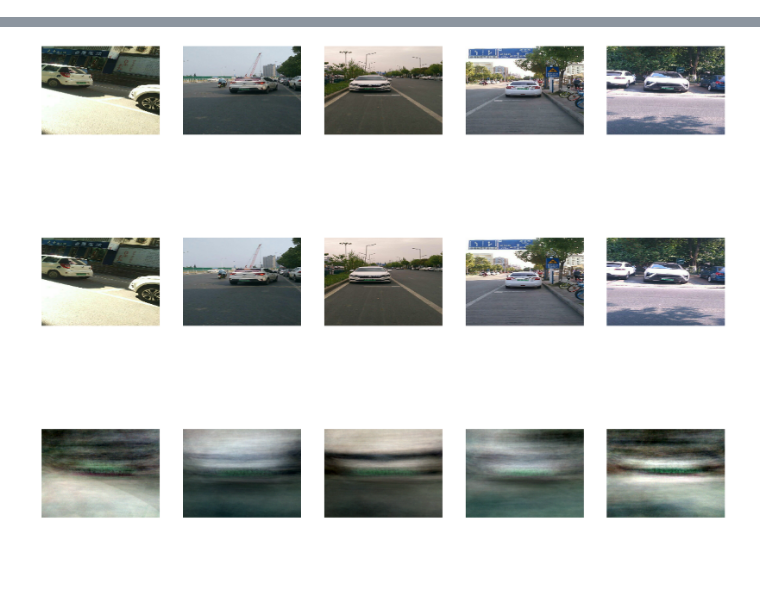
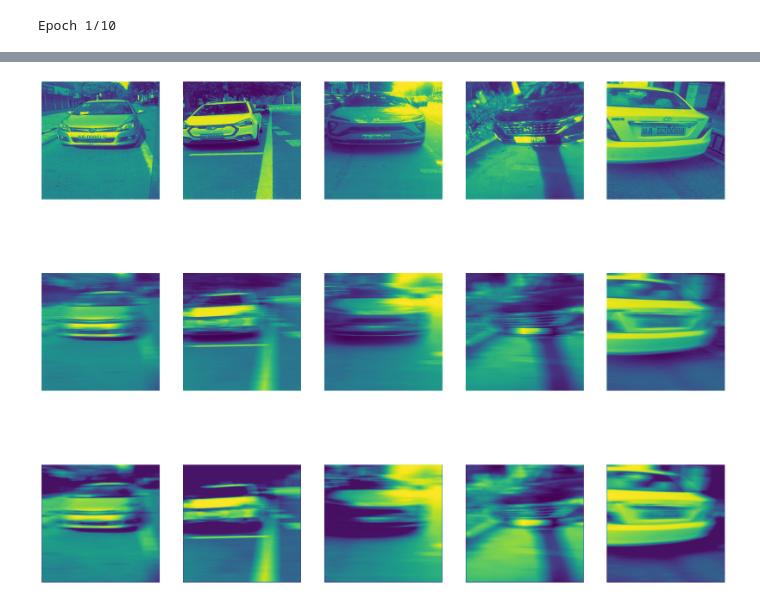
Before and after one commit to blumenn/mal2_project_grp4, a Jupyter notebook: test.ipynb, the cells around one changed output, grey strips where cells are left out. Drawn from its saved outputs; the diff is of its cells as text; code cells hidden in the pictures; blank space fills up the shorter version.

```diff
--- a/test.ipynb
+++ b/test.ipynb
@@ -30,6 +31,9 @@ Found 4947 files.
 # %%
-x_trian = tf.concat([x for x in input_dataset], axis=0).numpy().reshape([-1,img_height,img_width,3])
+x_train = tf.concat([x for x in input_dataset], axis=0).numpy().reshape([-1,img_height,img_width,3])
 y_train = tf.concat([y for y in resut_dataset], axis=0).numpy().reshape([-1,img_height,img_width,3])
+# %%
+x_gray = np.mean(x_train,axis=3)
+y_gray = np.mean(y_train,axis=3)
 # %%
-x_trian *= 1./255
-y_train *= 1./255
+x_train = x_gray*1./255
+y_train = y_gray*1./255
@@ -74,3 +40,35 @@ Epoch 10/10
+# %%
+dropout_encoder = tf.keras.Sequential([
+    tf.keras.layers.Input(shape=(img_height,img_width,1)),
+      layers.Conv2D(8 ,(3, 3), activation='relu', padding='same'),
+      layers.Conv2D(16 ,(3, 3), activation='relu', padding='same'),
+      layers.Conv2D(32 ,(3, 3), activation='relu', padding='same'),
+      layers.Conv2D(64 ,(3, 3), activation='relu', padding='same'),
+      #layers.Conv2D(128 ,(3, 3), activation='relu', padding='same'),
+      #layers.Conv2D(256 ,(3, 3), activation='relu', padding='same',strides=2),
+      #layers.Conv2D(512 ,(3, 3), activation='relu', padding='same',strides=2),
+  #    layers.MaxPooling2D((3,3), padding='same'),
+     # layers.Conv2D(8, (5, 5), activation='relu', padding='same', strides=2)
+])
+
+dropout_decoder = tf.keras.Sequential([
+
+      #layers.Conv2DTranspose(512, (5,5), strides=2, activation='relu', padding='same'),
+      #layers.Conv2DTranspose(256, (5,5), strides=2, activation='relu', padding='same'),
+      #layers.Conv2DTranspose(128, (3,3), activation='relu', padding='same'),
+      layers.Conv2DTranspose(64, (3,3), activation='relu', padding='same'),
+      layers.Conv2DTranspose(32, (3,3), activation='relu', padding='same'),
+      layers.Conv2DTranspose(16, (3,3), activation='relu', padding='same'),
+      layers.Conv2DTranspose(8, (3,3), activation='relu', padding='same'),
+      layers.Conv2D(1, kernel_size=(3, 3), activation='sigmoid', padding='same')
+
+])
+
+dropout_ae = tf.keras.Sequential([dropout_encoder, dropout_decoder])
+dropout_ae.compile(loss = "mse", optimizer = "nadam")
+history = dropout_ae.fit(x_train, y_train, epochs = 10)
+# %% [output]
+Epoch 1/10
 # %%
 def plot_reconstructions(model, images, original_images, n_images=10):
     reconstructions = np.clip(model.predict(images[:n_images]), 0, 1) #restrict predicted pixel values to lie between 0 and 1
@@ -87,5 +85,5 @@ def plot_reconstructions(model, images, original_images, n_images=10):
         plt.axis("off")
     plt.show()
 # %%
-plot_reconstructions(dropout_ae,x_trian,y_train,5)
+plot_reconstructions(dropout_ae,x_train,y_train,5)
 # %% [output]
@@ -93 +91 @@ plot_reconstructions(dropout_ae,x_trian,y_train,5)
-[figure, old version]
+[figure, new version]
```
Also changed, not shown: parts of 5 cells of this notebook, 1 other file.
